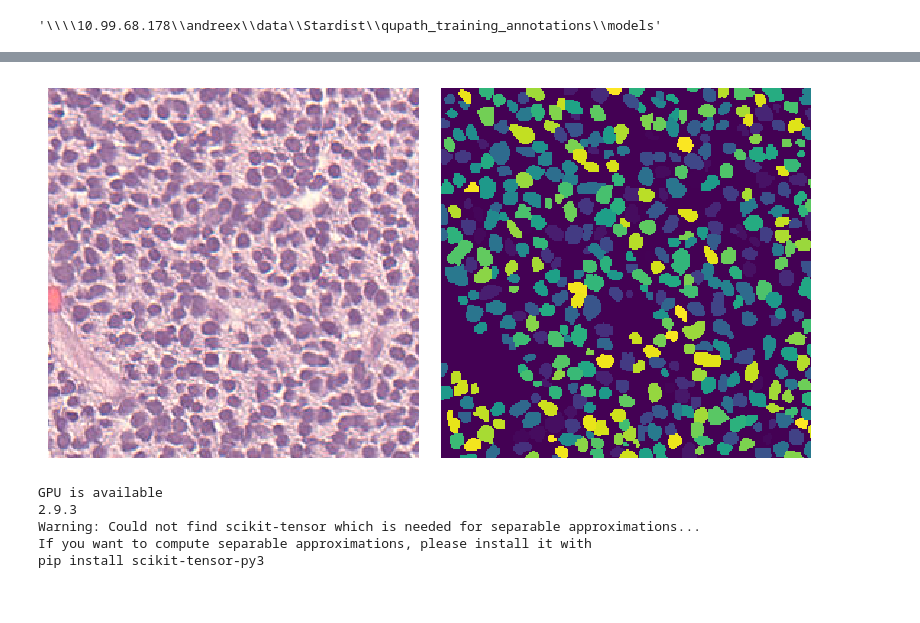
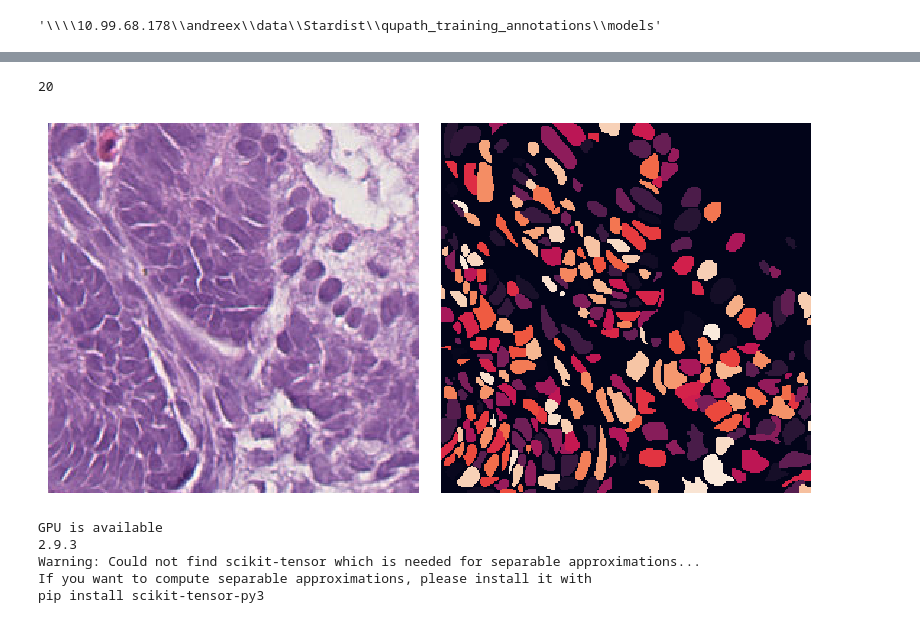
Before and after one commit to donniekramer8/Nuclei-seg-collection, a Jupyter notebook: stardist/monkey/3_train_stardist_model_DK.ipynb, the cells around one changed output, grey strips where cells are left out. Drawn from its saved outputs; the diff is of its cells as text; code cells hidden in the pictures.

```diff
--- a/stardist/monkey/3_train_stardist_model_DK.ipynb
+++ b/stardist/monkey/3_train_stardist_model_DK.ipynb
@@ -111,43 +117,3 @@ def augment_images(HE_tiles, mask_tiles):
   return HE_aug, mask_aug
 # %%
 HE_aug, mask_aug = augment_images(HE_original_tiles, mask_original_tiles)
-# %%
-def get_mean_and_std(x):
-	x_mean, x_std = cv2.meanStdDev(x)
-	x_mean = np.hstack(np.around(x_mean,2))
-	x_std = np.hstack(np.around(x_std,2))
-	return x_mean, x_std
-
-pth_template = r'\\10.99.68.178\andreex\data\Stardist\Testing\monkey\tiles\monkey_fetus_40_0451_heart2.tif'
-
-template_img = cv2.imread(pth_template)
-template_img = cv2.cvtColor(template_img,cv2.COLOR_BGR2LAB)
-template_mean, template_std = get_mean_and_std(template_img)
-
-
-normalized = []
-
-for img in training_HE_tiles_pths:
-    print(img)
-    input_img = imread(img)
-    input_img = cv2.cvtColor(input_img,cv2.COLOR_BGR2LAB)
-
-
-    img_mean, img_std = get_mean_and_std(input_img)
-
-
-    height, width, channel = input_img.shape
-    for i in range(0,height):
-        for j in range(0,width):
-            for k in range(0,channel):
-            	x = input_img[i,j,k]
-            	x = ((x-img_mean[k])*(template_std[k]/img_std[k]))+template_mean[k]
-            	x = round(x)
-            	# boundary check
-            	x = 0 if x<0 else x
-            	x = 255 if x>255 else x
-            	input_img[i,j,k] = x
-
-    input_img= cv2.cvtColor(input_img,cv2.COLOR_LAB2BGR)
-    normalized.append(input_img)
-    # cv2.imwrite(output_dir+"modified_"+img, input_img)
@@ -211,7 +134,6 @@ def normalize_images(images, masks):
       for j in range(len(images_list)):
           im = images_list[j]
           im = np.asarray(im)
-          im = rein_norm(im)
           im = im/255
           normalized_images[i].append(im)
 
@@ -304,15 +226,21 @@ def show_tile_segmented(tile, segmented, **kwargs):
 
     plt.tight_layout()
     plt.show()
+# %%
+i = 20
+# %%
+i
+# %% [output]
+20
 # %%
-i = 14
+i += 1
 
 img, lbl = HE_val[i], mask_val[i]
 assert img.ndim in (2,3)
 img = img if (img.ndim==2 or img.shape[-1]==3) else img[...,0]
 show_tile_segmented(img,lbl)
 # %% [output]
-[figure, old version]
+[figure, new version]
 # %%
 if tf.config.list_physical_devices('GPU'):
     print("GPU is available")
```
Also changed, not shown: parts of 13 cells of this notebook, 2 other files.
